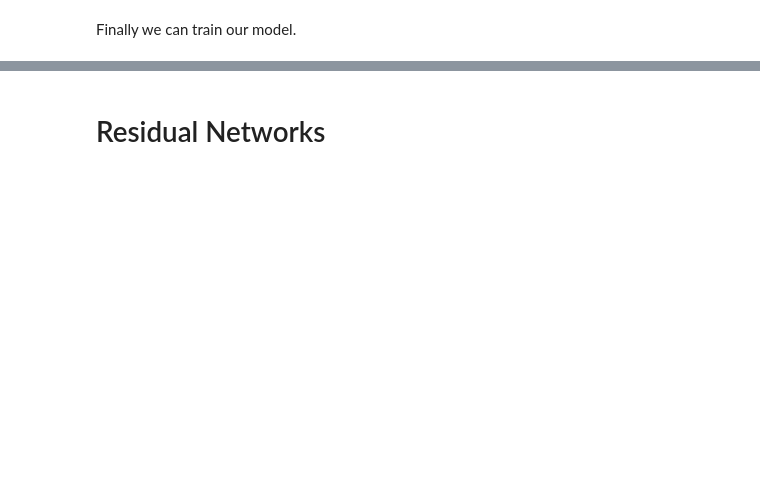
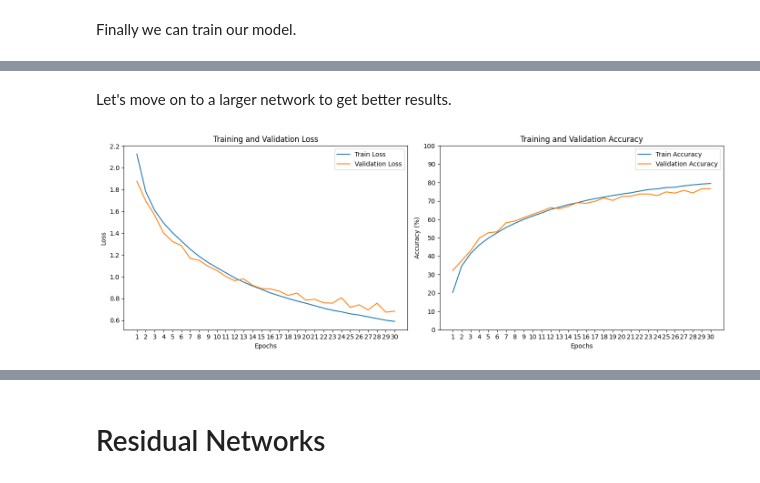
Before and after one commit to SharifiZarchi/Introduction_to_Machine_Learning, a Jupyter notebook: Jupyter_Notebooks/Chapter_04_Computer_Vision/ResNets_Transfer_Learning.ipynb, the cells around one changed output, grey strips where cells are left out. Cells and saved outputs as stored; diff of their text form; code cells hidden in the pictures; blank space fills up the shorter version.

```diff
--- a/Jupyter_Notebooks/Chapter_04_Computer_Vision/ResNets_Transfer_Learning.ipynb
+++ b/Jupyter_Notebooks/Chapter_04_Computer_Vision/ResNets_Transfer_Learning.ipynb
@@ -233,0 +316,12 @@ plot_history(results)
+# %% [markdown]
+Let's move on to a larger network to get better results.
+# %%
+plain32 = resnet_cifar10(BasicBlock, 5).to(device)
+if device == 'cuda':
+    plain32 = torch.compile(plain32)
+optim = Adam(plain32.parameters(), lr=1e-4)
+
+p32results = train_model(plain32, optim, n_epochs=30)
+plot_training_curves(p32results)
+# %% [output]
+[figure, added]
```
Also changed, not shown: parts of 30 cells of this notebook.
